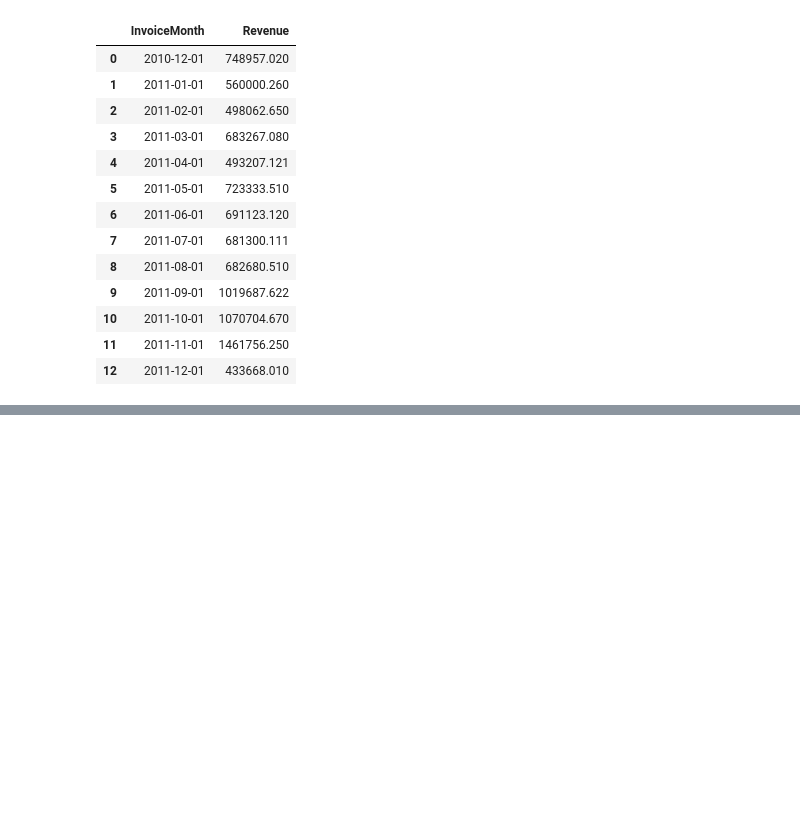
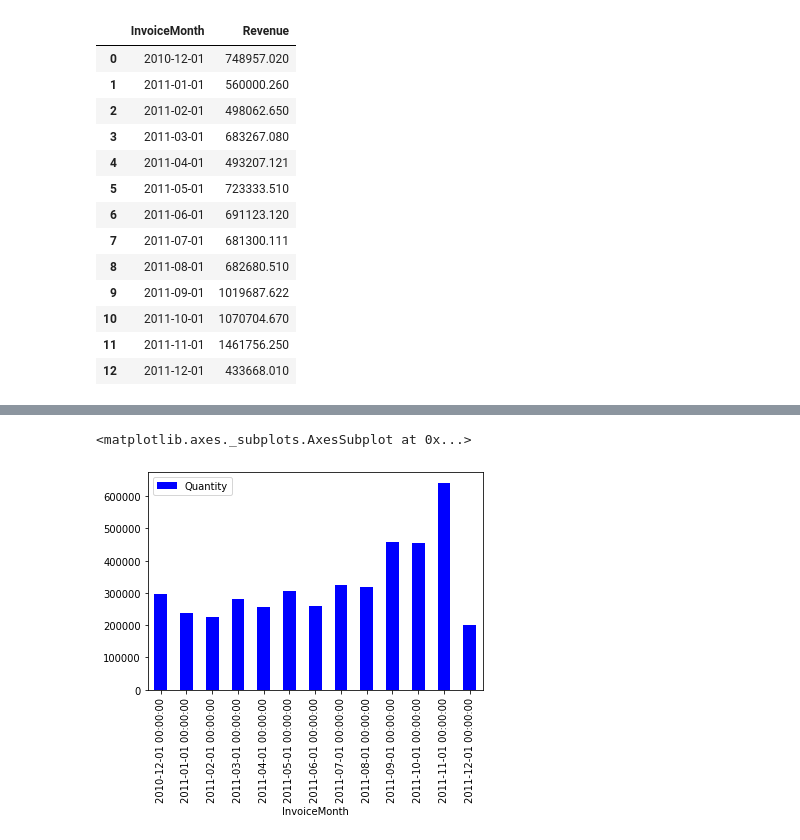
Before and after one commit to chhart/DataDrivenGrowth, a Jupyter notebook: 2020-06-11 Know Your Metrics.ipynb, the cells around one changed output, grey strips where cells are left out. Cells and saved outputs as stored; diff of their text form; code cells hidden in the pictures; blank space fills up the shorter version.

```diff
--- a/2020-06-11 Know Your Metrics.ipynb
+++ b/2020-06-11 Know Your Metrics.ipynb
@@ -88,0 +137,11 @@ AttributeError: 'Line2D' object has no property 'y'
+# %%
+#create a new dataframe for no. of order by using quantity field
+tx_monthly_sales = tx_uk.groupby('InvoiceMonth')['Quantity'].sum().reset_index()
+
+#print the dataframe
+tx_monthly_sales
+
+tx_monthly_sales.plot.bar('InvoiceMonth', 'Quantity', color='b')
+# %% [output]
+<matplotlib.axes._subplots.AxesSubplot at 0x...>
+[figure, added]
```
Also changed, not shown: parts of 7 cells of this notebook.
